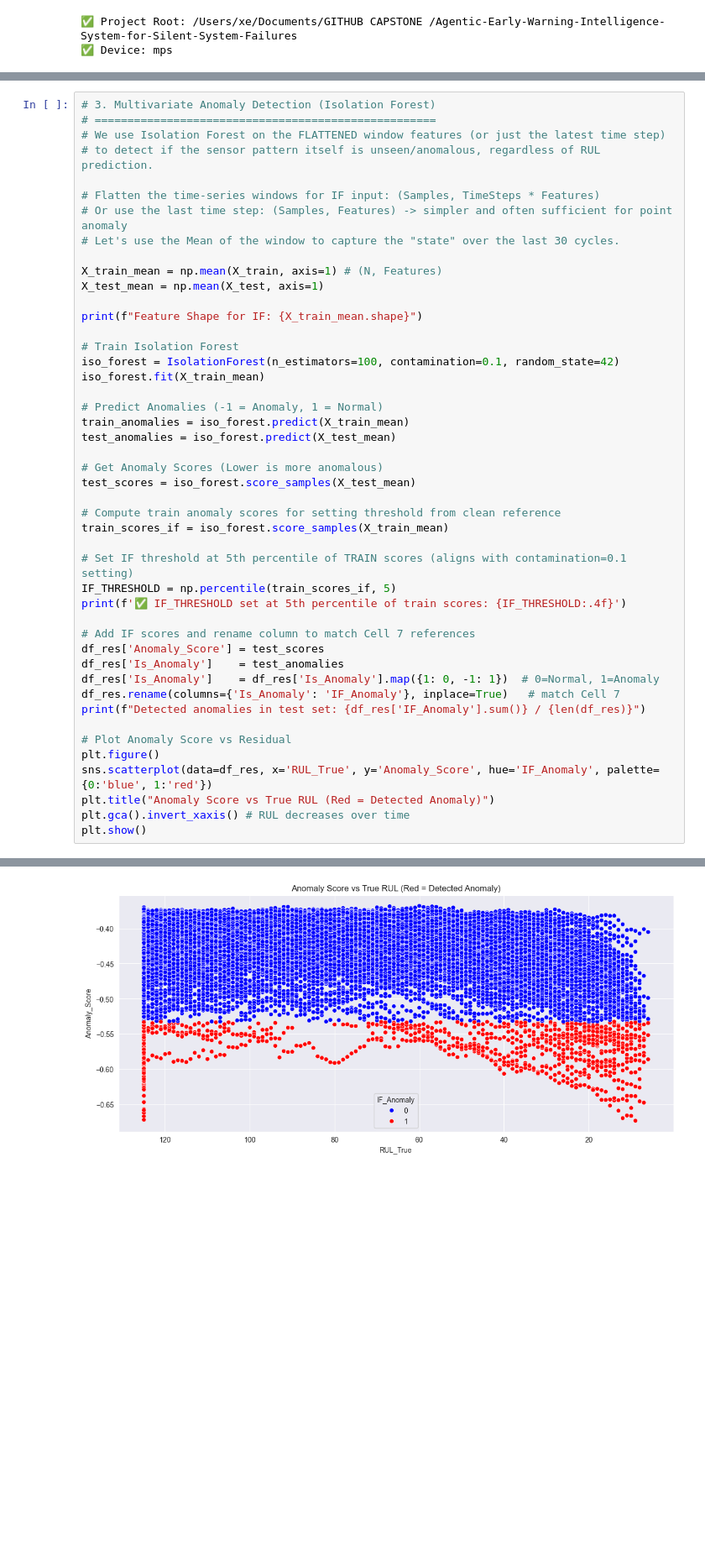
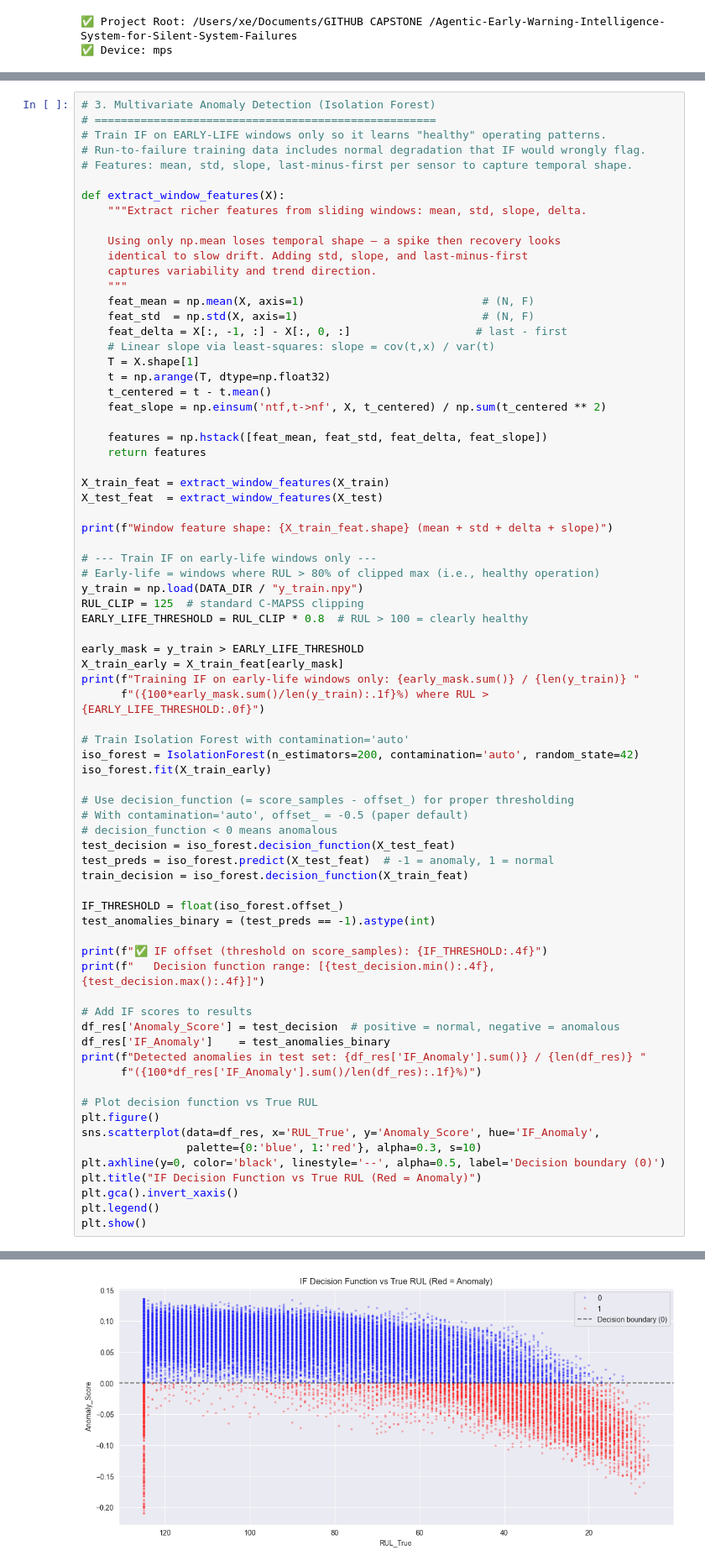
Before and after one commit to singh7985/Agentic-Early-Warning-Intelligence-System-for-Silent-System-Failures, a Jupyter notebook: notebooks/04_anomaly_detection.ipynb, the cells around one changed output, grey strips where cells are left out. Shown at 84% size. Drawn from its saved outputs; the diff is of its cells as text; blank space fills up the shorter version.

```diff
--- a/notebooks/04_anomaly_detection.ipynb
+++ b/notebooks/04_anomaly_detection.ipynb
@@ -279,47 +261,75 @@ elif y_test.max() <= 125:
 # %%
 # 3. Multivariate Anomaly Detection (Isolation Forest)
 # ====================================================
-# We use Isolation Forest on the FLATTENED window features (or just the latest time step)
-# to detect if the sensor pattern itself is unseen/anomalous, regardless of RUL prediction.
+# Train IF on EARLY-LIFE windows only so it learns "healthy" operating patterns.
+# Run-to-failure training data includes normal degradation that IF would wrongly flag.
+# Features: mean, std, slope, last-minus-first per sensor to capture temporal shape.
 
-# Flatten the time-series windows for IF input: (Samples, TimeSteps * Features)
-# Or use the last time step: (Samples, Features) -> simpler and often sufficient for point anomaly
-# Let's use the Mean of the window to capture the "state" over the last 30 cycles.
+def extract_window_features(X):
+    """Extract richer features from sliding windows: mean, std, slope, delta.
 
-X_train_mean = np.mean(X_train, axis=1) # (N, Features)
-X_test_mean = np.mean(X_test, axis=1)
+    Using only np.mean loses temporal shape — a spike then recovery looks
+    identical to slow drift. Adding std, slope, and last-minus-first
+    captures variability and trend direction.
+    """
+    feat_mean = np.mean(X, axis=1)                           # (N, F)
+    feat_std  = np.std(X, axis=1)                            # (N, F)
+    feat_delta = X[:, -1, :] - X[:, 0, :]                   # last - first
+    # Linear slope via least-squares: slope = cov(t,x) / var(t)
+    T = X.shape[1]
+    t = np.arange(T, dtype=np.float32)
+    t_centered = t - t.mean()
+    feat_slope = np.einsum('ntf,t->nf', X, t_centered) / np.sum(t_centered ** 2)
 
-print(f"Feature Shape for IF: {X_train_mean.shape}")
+    features = np.hstack([feat_mean, feat_std, feat_delta, feat_slope])
+    return features
 
-# Train Isolation Forest
-iso_forest = IsolationForest(n_estimators=100, contamination=0.1, random_state=42)
-iso_forest.fit(X_train_mean)
+X_train_feat = extract_window_features(X_train)
+X_test_feat  = extract_window_features(X_test)
 
-# Predict Anomalies (-1 = Anomaly, 1 = Normal)
-train_anomalies = iso_forest.predict(X_train_mean)
-test_anomalies = iso_forest.predict(X_test_mean)
+print(f"Window feature shape: {X_train_feat.shape} (mean + std + delta + slope)")
 
-# Get Anomaly Scores (Lower is more anomalous)
-test_scores = iso_forest.score_samples(X_test_mean)
+# --- Train IF on early-life windows only ---
+# Early-life = windows where RUL > 80% of clipped max (i.e., healthy operation)
+y_train = np.load(DATA_DIR / "y_train.npy")
+RUL_CLIP = 125  # standard C-MAPSS clipping
+EARLY_LIFE_THRESHOLD = RUL_CLIP * 0.8  # RUL > 100 = clearly healthy
 
-# Compute train anomaly scores for setting threshold from clean reference
-train_scores_if = iso_forest.score_samples(X_train_mean)
+early_mask = y_train > EARLY_LIFE_THRESHOLD
+X_train_early = X_train_feat[early_mask]
+print(f"Training IF on early-life windows only: {early_mask.sum()} / {len(y_train)} "
+      f"({100*early_mask.sum()/len(y_train):.1f}%) where RUL > {EARLY_LIFE_THRESHOLD:.0f}")
 
-# Set IF threshold at 5th percentile of TRAIN scores (aligns with contamination=0.1 setting)
-IF_THRESHOLD = np.percentile(train_scores_if, 5)
-print(f'✅ IF_THRESHOLD set at 5th percentile of train scores: {IF_THRESHOLD:.4f}')
+# Train Isolation Forest with contamination='auto'
+iso_forest = IsolationForest(n_estimators=200, contamination='auto', random_state=42)
+iso_forest.fit(X_train_early)
 
-# Add IF scores and rename column to match Cell 7 references
-df_res['Anomaly_Score'] = test_scores
-df_res['Is_Anomaly']    = test_anomalies
-df_res['Is_Anomaly']    = df_res['Is_Anomaly'].map({1: 0, -1: 1})  # 0=Normal, 1=Anomaly
-df_res.rename(columns={'Is_Anomaly': 'IF_Anomaly'}, inplace=True)   # match Cell 7
-print(f"Detected anomalies in test set: {df_res['IF_Anomaly'].sum()} / {len(df_res)}")
+# Use decision_function (= score_samples - offset_) for proper thresholding
+# With contamination='auto', offset_ = -0.5 (paper default)
+# decision_function < 0 means anomalous
+test_decision = iso_forest.decision_function(X_test_feat)
+test_preds = iso_forest.predict(X_test_feat)  # -1 = anomaly, 1 = normal
+train_decision = iso_forest.decision_function(X_train_feat)
 
-# Plot Anomaly Score vs Residual
+IF_THRESHOLD = float(iso_forest.offset_)
+test_anomalies_binary = (test_preds == -1).astype(int)
+
+print(f"✅ IF offset (threshold on score_samples): {IF_THRESHOLD:.4f}")
+print(f"   Decision function range: [{test_decision.min():.4f}, {test_decision.max():.4f}]")
+
+# Add IF scores to results
+df_res['Anomaly_Score'] = test_decision  # positive = normal, negative = anomalous
+df_res['IF_Anomaly']    = test_anomalies_binary
+print(f"Detected anomalies in test set: {df_res['IF_Anomaly'].sum()} / {len(df_res)} "
+      f"({100*df_res['IF_Anomaly'].sum()/len(df_res):.1f}%)")
+
+# Plot decision function vs True RUL
 plt.figure()
-sns.scatterplot(data=df_res, x='RUL_True', y='Anomaly_Score', hue='IF_Anomaly', palette={0:'blue', 1:'red'})
-plt.title("Anomaly Score vs True RUL (Red = Detected Anomaly)")
-plt.gca().invert_xaxis() # RUL decreases over time
+sns.scatterplot(data=df_res, x='RUL_True', y='Anomaly_Score', hue='IF_Anomaly',
+                palette={0:'blue', 1:'red'}, alpha=0.3, s=10)
+plt.axhline(y=0, color='black', linestyle='--', alpha=0.5, label='Decision boundary (0)')
+plt.title("IF Decision Function vs True RUL (Red = Anomaly)")
+plt.gca().invert_xaxis()
+plt.legend()
 plt.show()
 # %% [output]
@@ -329,4 +341,4 @@ Detected anomalies in test set: 3725 / 84478
-[figure, old version]
+[figure, new version]
 # %%
 # 4. Fusion & Early Warning
 # ===========================
```
Also changed, not shown: parts of 6 cells of this notebook, 38 other files.
